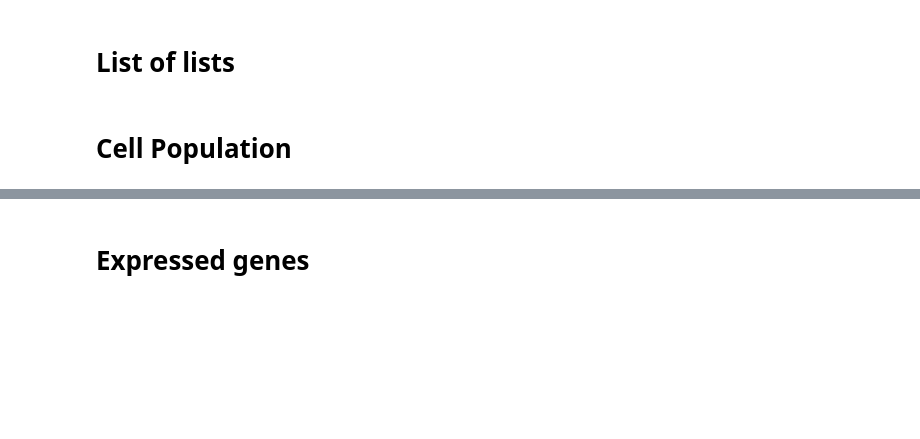
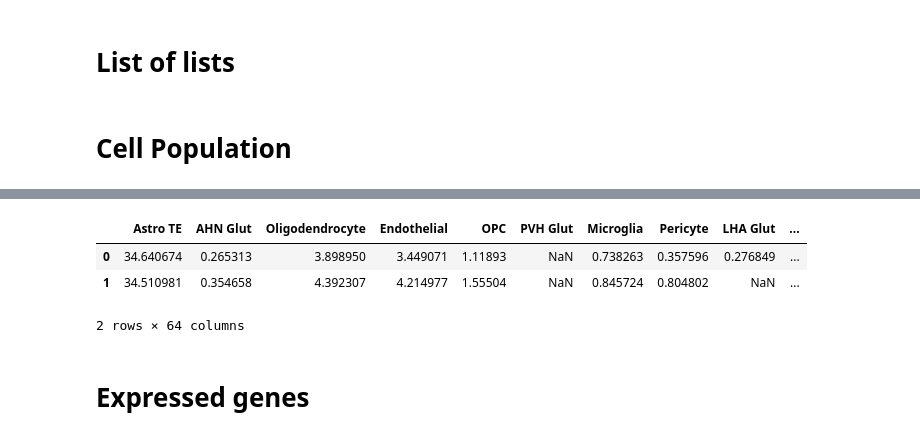
Before and after one commit to Carboneinerte/Pynda_ssc, a Jupyter notebook: v10D_Xenium_Downstream_Analysis_WIP.ipynb, the cells around one changed output, grey strips where cells are left out. Cells and saved outputs as stored; diff of their text form; code cells hidden in the pictures; blank space fills up the shorter version.

```diff
--- a/v10D_Xenium_Downstream_Analysis_WIP.ipynb
+++ b/v10D_Xenium_Downstream_Analysis_WIP.ipynb
@@ -143,3 +167,10 @@ df_pct.pop('AD')
+# %%
+df_pct['SCH']['OPC']
+# %% [output]
+|  | Astro TE | AHN Glut | Oligodendrocyte | Endothelial | OPC | PVH Glut | Microglia | Pericyte | LHA Glut | ... |
+| 0 | 34.640674 | 0.265313 | 3.898950 | 3.449071 | 1.11893 | NaN | 0.738263 | 0.357596 | 0.276849 | ... |
+| 1 | 34.510981 | 0.354658 | 4.392307 | 4.214977 | 1.55504 | NaN | 0.845724 | 0.804802 | NaN | ... |
+2 rows × 64 columns
 # %%
 for key in df_average.keys():
     df_average[key].dropna(axis=1, inplace = True)
```
Also changed, not shown: parts of 3 cells of this notebook.
